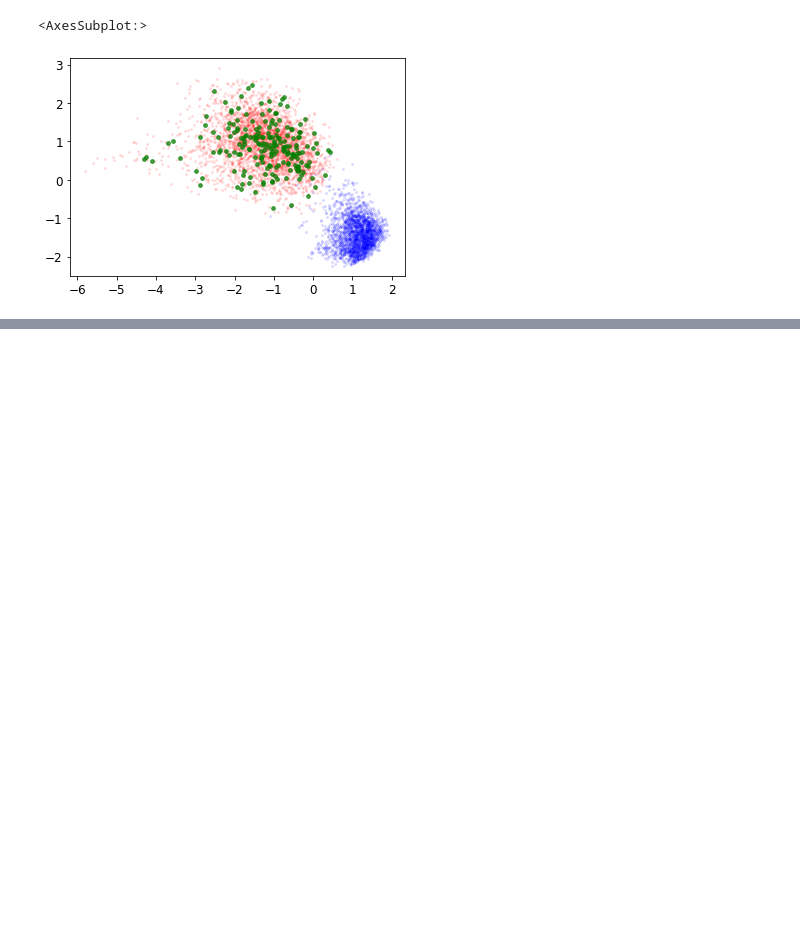
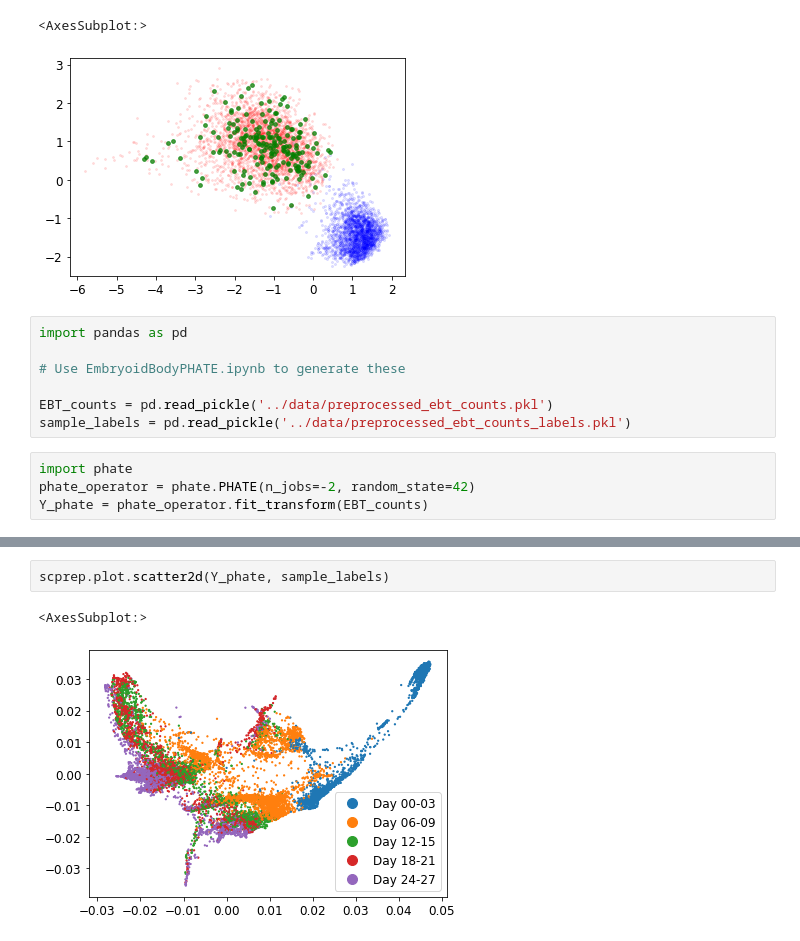
Before and after one commit to franciscovargas/GP_Sinkhorn, a Jupyter notebook: notebooks/EB_dataset.ipynb, the cells around one changed output, grey strips where cells are left out. Drawn from its saved outputs; the diff is of its cells as text; blank space fills up the shorter version.

```diff
--- a/notebooks/EB_dataset.ipynb
+++ b/notebooks/EB_dataset.ipynb
@@ -90,3 +99,14 @@ scprep.plot.scatter2d(X_1.detach().cpu().numpy(), c='Green', alpha=0.7, ax=ax)
 # %% [output]
 <AxesSubplot:>
 [figure]
+# %%
+import pandas as pd
+
+# Use EmbryoidBodyPHATE.ipynb to generate these
+
+EBT_counts = pd.read_pickle('../data/preprocessed_ebt_counts.pkl')
+sample_labels = pd.read_pickle('../data/preprocessed_ebt_counts_labels.pkl')
+# %%
+import phate
+phate_operator = phate.PHATE(n_jobs=-2, random_state=42)
+Y_phate = phate_operator.fit_transform(EBT_counts)
@@ -92,0 +158,5 @@ scprep.plot.scatter2d(X_1.detach().cpu().numpy(), c='Green', alpha=0.7, ax=ax)
+# %%
+scprep.plot.scatter2d(Y_phate, sample_labels)
+# %% [output]
+<AxesSubplot:>
+[figure, added]
```
Also changed, not shown: parts of 30 cells of this notebook.
